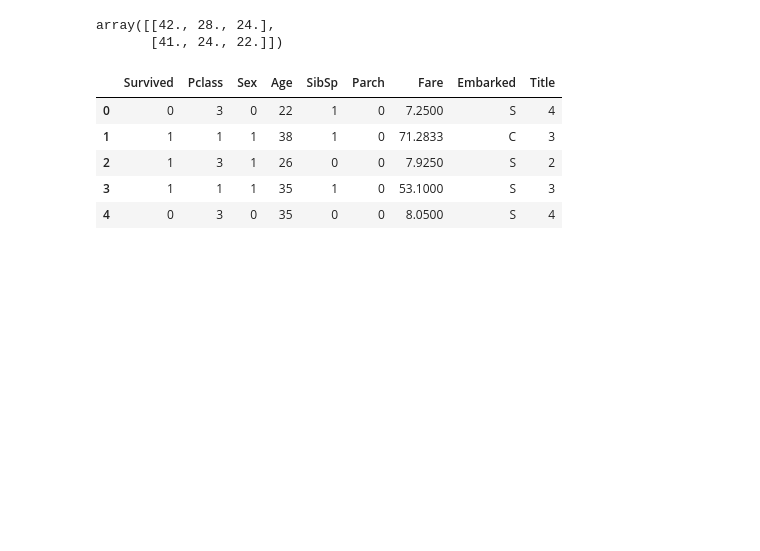
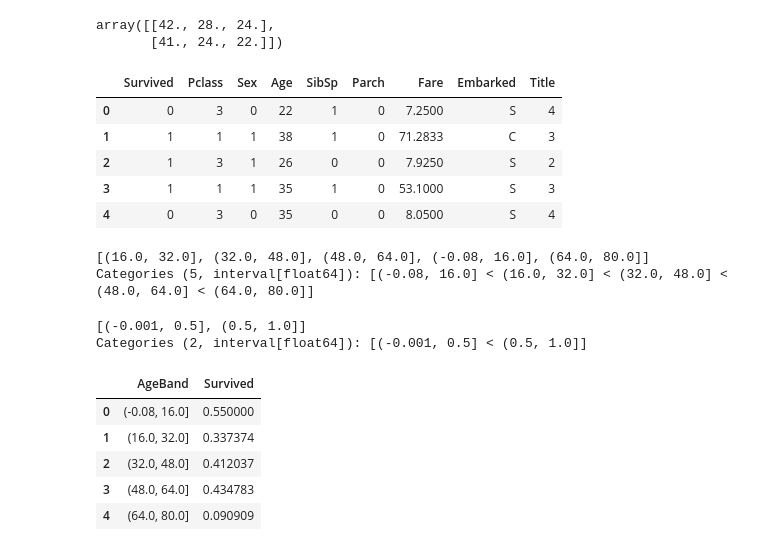
Before and after one commit to mirtanvirislam/Kaggle-Titanic-Machine-Learning-from-Disaster, a Jupyter notebook: Titanic Exploring the data.ipynb, the cells around one changed output. Saved outputs shown, nothing was run; the diff lists cells and outputs as text; code cells hidden in the pictures; blank space fills up the shorter version.

```diff
--- a/Titanic Exploring the data.ipynb
+++ b/Titanic Exploring the data.ipynb
@@ -413,3 +412,23 @@ df_train.head()
 | 2 | 1 | 3 | 1 | 26 | 0 | 0 | 7.9250 | S | 2 |
 | 3 | 1 | 1 | 1 | 35 | 1 | 0 | 53.1000 | S | 3 |
 | 4 | 0 | 3 | 0 | 35 | 0 | 0 | 8.0500 | S | 4 |
+# %%
+pd.cut(df_train['Age'],5).unique()
+# %% [output]
+[(16.0, 32.0], (32.0, 48.0], (48.0, 64.0], (-0.08, 16.0], (64.0, 80.0]]
+Categories (5, interval[float64]): [(-0.08, 16.0] < (16.0, 32.0] < (32.0, 48.0] < (48.0, 64.0] < (64.0, 80.0]]
+# %%
+pd.cut(df_train['Sex'],2).unique()
+# %% [output]
+[(-0.001, 0.5], (0.5, 1.0]]
+Categories (2, interval[float64]): [(-0.001, 0.5] < (0.5, 1.0]]
+# %%
+df_train['AgeBand'] = pd.cut(df_train['Age'], 5)
+df_train[['AgeBand', 'Survived']].groupby(['AgeBand'], as_index=False).mean().sort_values(by='AgeBand', ascending=True)
+# %% [output]
+|  | AgeBand | Survived |
+| 0 | (-0.08, 16.0] | 0.550000 |
+| 1 | (16.0, 32.0] | 0.337374 |
+| 2 | (32.0, 48.0] | 0.412037 |
+| 3 | (48.0, 64.0] | 0.434783 |
+| 4 | (64.0, 80.0] | 0.090909 |
```
Also changed, not shown: parts of 4 cells of this notebook.
